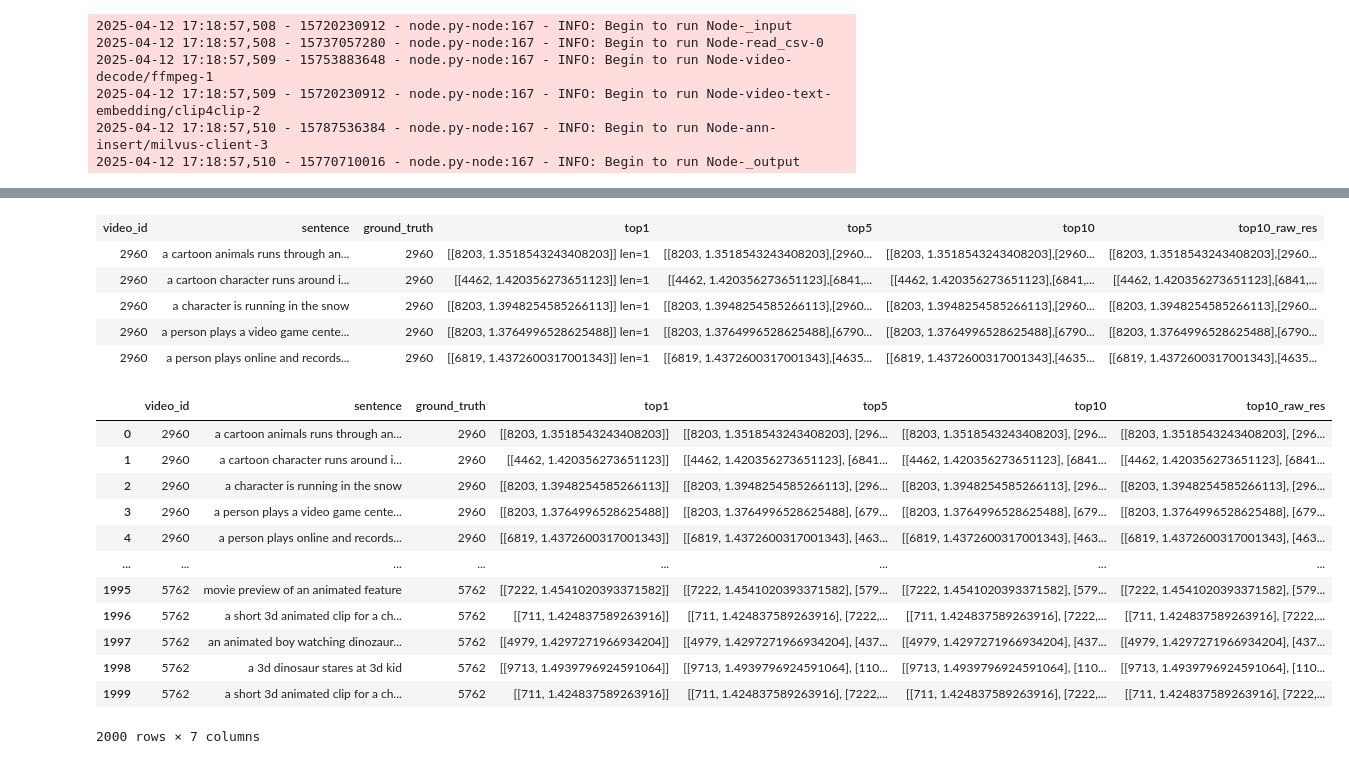
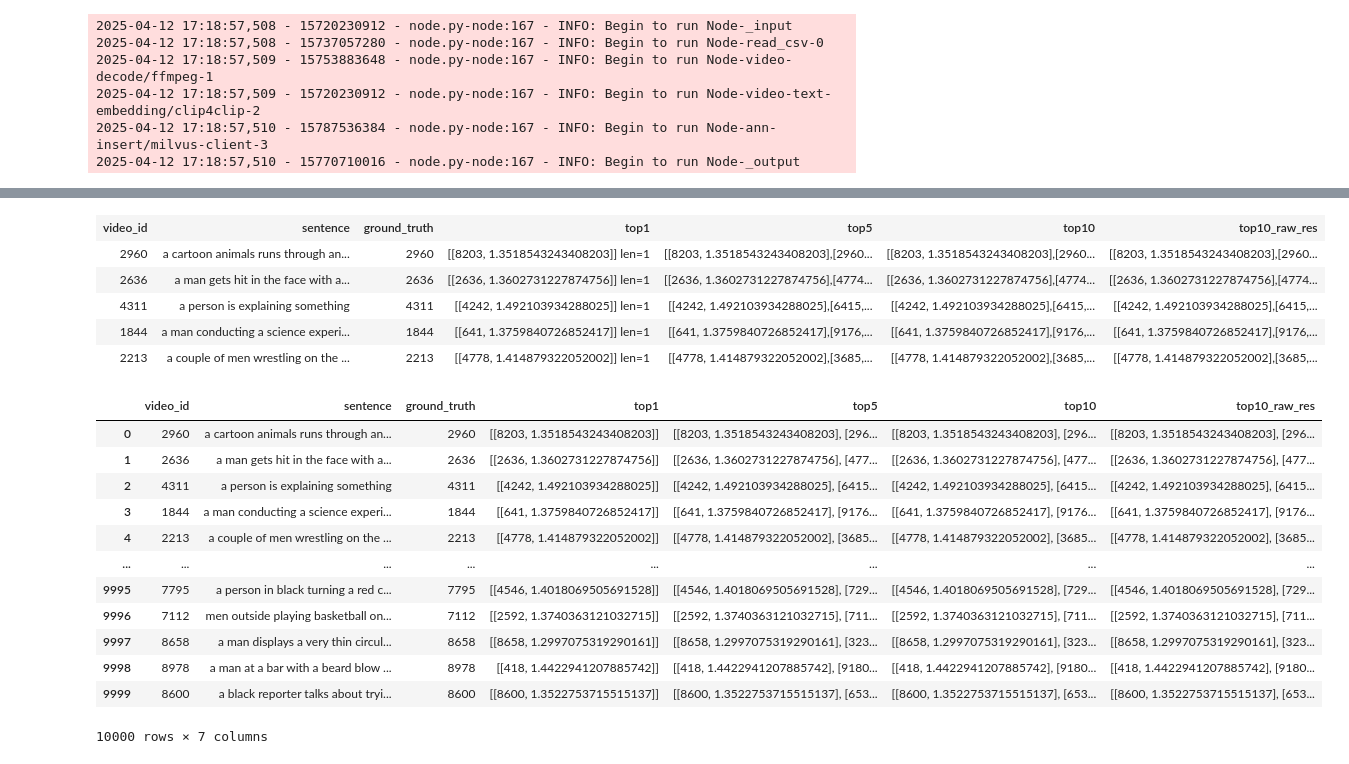
Before and after one commit to Suraj-Ram/video-semantic-search, a Jupyter notebook: vr_with_c4c.ipynb, the cells around one changed output, grey strips where cells are left out. Drawn from its saved outputs; the diff is of its cells as text; code cells hidden in the pictures.

Commit message:
Finished final_vr_c4c.ipynb + files from experimenting with 10k vid pipelines

```diff
--- a/vr_with_c4c.ipynb
+++ b/vr_with_c4c.ipynb
@@ -14,8 +17,15 @@ VIDEOS_FOLDER = "data/MSRVTT/videos/all"
 CSV_LOADER_FILE = "MSRVTT_video_paths.csv"
 CSV_SEARCH_FILE_1 = "MSRVTT_search_1.csv"
 CSV_SEARCH_FILE_2 = "MSRVTT_search_2.csv"
+CSV_SEARCH_DISTINCT = "MSRVTT_search_distinct.csv"
 MILVUS_COLLECTION_NAME = "text_video_retrieval_6"
 MSR_VTT_ANNOTATION_JSON= "data/MSRVTT/annotation/MSR_VTT.json"
+
+# Constants for CLIP model
+IMAGES_FOLDER = "syn_data/msrvtt_imgs"
+MILVUS_IMAGES_COLLECTION_NAME = "text_video_retrieval_images_1"
+CSV_IMAGES_LOADER_FILE = "MSRVTT_images_paths.csv"
+CSV_IMAGES_SEARCH_FILE_1 = "MSRVTT_images_search_1.csv"
 # %%
 # Load videos into Vector DB
 # %%
@@ -153,3 +175,4 @@ annotations_df.head(2000).to_csv(CSV_SEARCH_FILE_2, index=False)
 # %%
-res = DataCollection(twohee_search_videos_pipeline(CSV_SEARCH_FILE_2))
+print("Num entries in search csv: " + str(len(open(CSV_SEARCH_DISTINCT).readlines()) - 1))
+res = DataCollection(twohee_search_videos_pipeline(CSV_SEARCH_DISTINCT))
 # %% [output]
@@ -159,35 +183,37 @@ res.show()
 # %% [output]
 | video_id | sentence | ground_truth | top1 | top5 | top10 | top10_raw_res |
 | 2960 | a cartoon animals runs through an... | 2960 | [[8203, 1.3518543243408203]] len=1 | [[8203, 1.3518543243408203],[2960... | [[8203, 1.3518543243408203],[2960... | [[8203, 1.3518543243408203],[2960... |
-| 2960 | a cartoon character runs around i... | 2960 | [[4462, 1.420356273651123]] len=1 | [[4462, 1.420356273651123],[6841,... | [[4462, 1.420356273651123],[6841,... | [[4462, 1.420356273651123],[6841,... |
-| 2960 | a character is running in the snow | 2960 | [[8203, 1.3948254585266113]] len=1 | [[8203, 1.3948254585266113],[2960... | [[8203, 1.3948254585266113],[2960... | [[8203, 1.3948254585266113],[2960... |
-| 2960 | a person plays a video game cente... | 2960 | [[8203, 1.3764996528625488]] len=1 | [[8203, 1.3764996528625488],[6790... | [[8203, 1.3764996528625488],[6790... | [[8203, 1.3764996528625488],[6790... |
-| 2960 | a person plays online and records... | 2960 | [[6819, 1.4372600317001343]] len=1 | [[6819, 1.4372600317001343],[4635... | [[6819, 1.4372600317001343],[4635... | [[6819, 1.4372600317001343],[4635... |
+| 2636 | a man gets hit in the face with a... | 2636 | [[2636, 1.3602731227874756]] len=1 | [[2636, 1.3602731227874756],[4774... | [[2636, 1.3602731227874756],[4774... | [[2636, 1.3602731227874756],[4774... |
+| 4311 | a person is explaining something | 4311 | [[4242, 1.492103934288025]] len=1 | [[4242, 1.492103934288025],[6415,... | [[4242, 1.492103934288025],[6415,... | [[4242, 1.492103934288025],[6415,... |
+| 1844 | a man conducting a science experi... | 1844 | [[641, 1.3759840726852417]] len=1 | [[641, 1.3759840726852417],[9176,... | [[641, 1.3759840726852417],[9176,... | [[641, 1.3759840726852417],[9176,... |
+| 2213 | a couple of men wrestling on the ... | 2213 | [[4778, 1.414879322052002]] len=1 | [[4778, 1.414879322052002],[3685,... | [[4778, 1.414879322052002],[3685,... | [[4778, 1.414879322052002],[3685,... |
 # %%
 # output to a csv
 res_list = res.to_list()
 res_obj_list = []
 
 for r in res_list:
     res_obj = vars(r)
     res_obj_list.append(res_obj)
 
 res_df = pd.DataFrame(res_obj_list)
+
+res_df.to_csv('res_10_000.csv', index=False)
 res_df
 # %% [output]
 |  | video_id | sentence | ground_truth | top1 | top5 | top10 | top10_raw_res |
 | 0 | 2960 | a cartoon animals runs through an... | 2960 | [[8203, 1.3518543243408203]] | [[8203, 1.3518543243408203], [296... | [[8203, 1.3518543243408203], [296... | [[8203, 1.3518543243408203], [296... |
-| 1 | 2960 | a cartoon character runs around i... | 2960 | [[4462, 1.420356273651123]] | [[4462, 1.420356273651123], [6841... | [[4462, 1.420356273651123], [6841... | [[4462, 1.420356273651123], [6841... |
-| 2 | 2960 | a character is running in the snow | 2960 | [[8203, 1.3948254585266113]] | [[8203, 1.3948254585266113], [296... | [[8203, 1.3948254585266113], [296... | [[8203, 1.3948254585266113], [296... |
-| 3 | 2960 | a person plays a video game cente... | 2960 | [[8203, 1.3764996528625488]] | [[8203, 1.3764996528625488], [679... | [[8203, 1.3764996528625488], [679... | [[8203, 1.3764996528625488], [679... |
-| 4 | 2960 | a person plays online and records... | 2960 | [[6819, 1.4372600317001343]] | [[6819, 1.4372600317001343], [463... | [[6819, 1.4372600317001343], [463... | [[6819, 1.4372600317001343], [463... |
+| 1 | 2636 | a man gets hit in the face with a... | 2636 | [[2636, 1.3602731227874756]] | [[2636, 1.3602731227874756], [477... | [[2636, 1.3602731227874756], [477... | [[2636, 1.3602731227874756], [477... |
+| 2 | 4311 | a person is explaining something | 4311 | [[4242, 1.492103934288025]] | [[4242, 1.492103934288025], [6415... | [[4242, 1.492103934288025], [6415... | [[4242, 1.492103934288025], [6415... |
+| 3 | 1844 | a man conducting a science experi... | 1844 | [[641, 1.3759840726852417]] | [[641, 1.3759840726852417], [9176... | [[641, 1.3759840726852417], [9176... | [[641, 1.3759840726852417], [9176... |
+| 4 | 2213 | a couple of men wrestling on the ... | 2213 | [[4778, 1.414879322052002]] | [[4778, 1.414879322052002], [3685... | [[4778, 1.414879322052002], [3685... | [[4778, 1.414879322052002], [3685... |
 | ... | ... | ... | ... | ... | ... | ... | ... |
-| 1995 | 5762 | movie preview of an animated feature | 5762 | [[7222, 1.4541020393371582]] | [[7222, 1.4541020393371582], [579... | [[7222, 1.4541020393371582], [579... | [[7222, 1.4541020393371582], [579... |
-| 1996 | 5762 | a short 3d animated clip for a ch... | 5762 | [[711, 1.424837589263916]] | [[711, 1.424837589263916], [7222,... | [[711, 1.424837589263916], [7222,... | [[711, 1.424837589263916], [7222,... |
-| 1997 | 5762 | an animated boy watching dinozaur... | 5762 | [[4979, 1.4297271966934204]] | [[4979, 1.4297271966934204], [437... | [[4979, 1.4297271966934204], [437... | [[4979, 1.4297271966934204], [437... |
-| 1998 | 5762 | a 3d dinosaur stares at 3d kid | 5762 | [[9713, 1.4939796924591064]] | [[9713, 1.4939796924591064], [110... | [[9713, 1.4939796924591064], [110... | [[9713, 1.4939796924591064], [110... |
-| 1999 | 5762 | a short 3d animated clip for a ch... | 5762 | [[711, 1.424837589263916]] | [[711, 1.424837589263916], [7222,... | [[711, 1.424837589263916], [7222,... | [[711, 1.424837589263916], [7222,... |
+| 9995 | 7795 | a person in black turning a red c... | 7795 | [[4546, 1.4018069505691528]] | [[4546, 1.4018069505691528], [729... | [[4546, 1.4018069505691528], [729... | [[4546, 1.4018069505691528], [729... |
+| 9996 | 7112 | men outside playing basketball on... | 7112 | [[2592, 1.3740363121032715]] | [[2592, 1.3740363121032715], [711... | [[2592, 1.3740363121032715], [711... | [[2592, 1.3740363121032715], [711... |
+| 9997 | 8658 | a man displays a very thin circul... | 8658 | [[8658, 1.2997075319290161]] | [[8658, 1.2997075319290161], [323... | [[8658, 1.2997075319290161], [323... | [[8658, 1.2997075319290161], [323... |
+| 9998 | 8978 | a man at a bar with a beard blow ... | 8978 | [[418, 1.4422941207885742]] | [[418, 1.4422941207885742], [9180... | [[418, 1.4422941207885742], [9180... | [[418, 1.4422941207885742], [9180... |
+| 9999 | 8600 | a black reporter talks about tryi... | 8600 | [[8600, 1.3522753715515137]] | [[8600, 1.3522753715515137], [653... | [[8600, 1.3522753715515137], [653... | [[8600, 1.3522753715515137], [653... |
-2000 rows × 7 columns
+10000 rows × 7 columns
 # %%
 def average_precision(ground_truth, predictions):
     """
```
Also changed, not shown: parts of 18 cells of this notebook, 11 other files.
